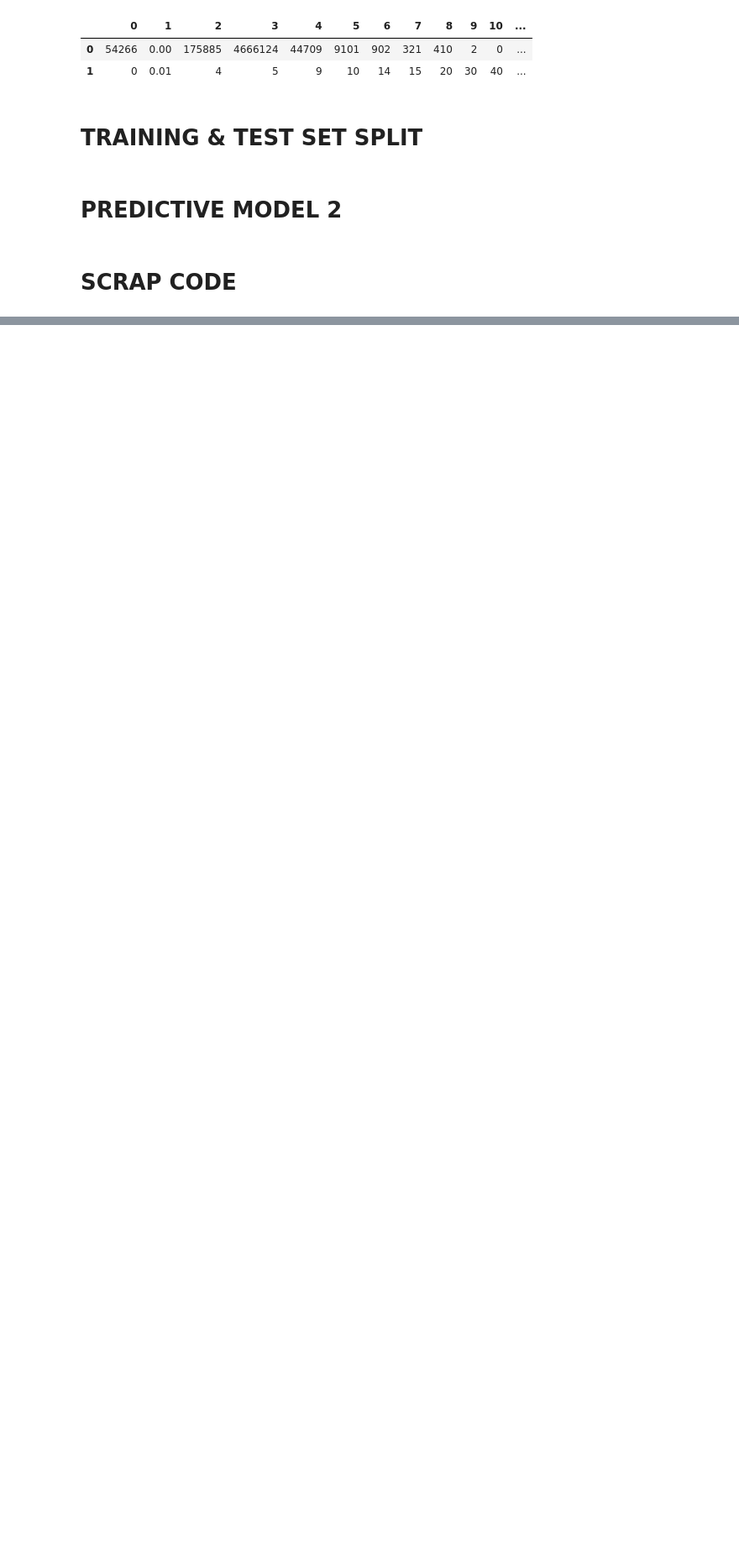
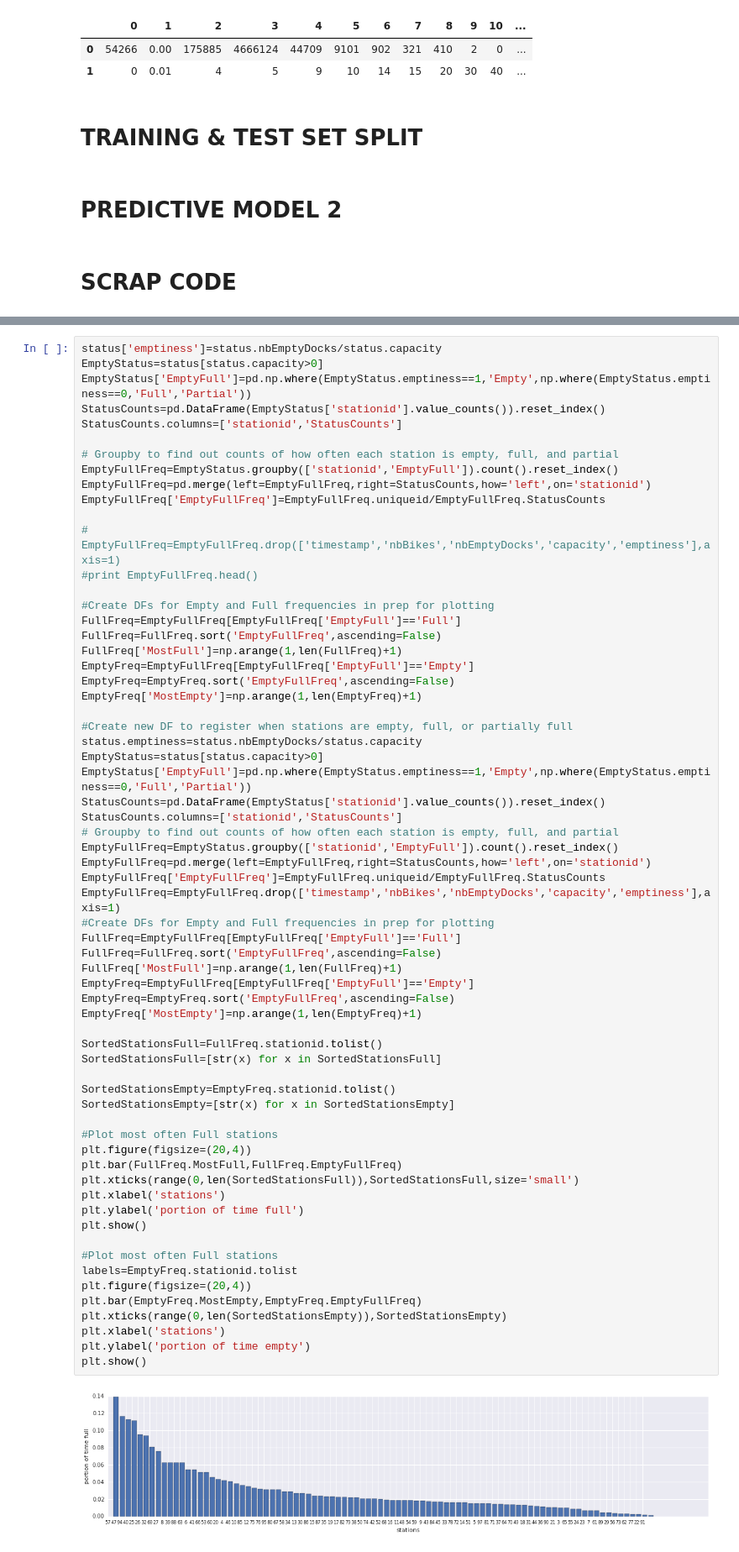
Before and after one commit to CS109Hubway/classp, a Jupyter notebook: Test_Hubway.ipynb, the cells around one changed output, grey strips where cells are left out. Shown at 84% size. Saved outputs shown, nothing was run; the diff lists cells and outputs as text; blank space fills up the shorter version.

```diff
--- a/Test_Hubway.ipynb
+++ b/Test_Hubway.ipynb
@@ -289,0 +254,66 @@ dailyweather = pd.read_csv(urldailyweather)
+# %%
+status['emptiness']=status.nbEmptyDocks/status.capacity
+EmptyStatus=status[status.capacity>0]
+EmptyStatus['EmptyFull']=pd.np.where(EmptyStatus.emptiness==1,'Empty',np.where(EmptyStatus.emptiness==0,'Full','Partial'))
+StatusCounts=pd.DataFrame(EmptyStatus['stationid'].value_counts()).reset_index()
+StatusCounts.columns=['stationid','StatusCounts']
+
+# Groupby to find out counts of how often each station is empty, full, and partial
+EmptyFullFreq=EmptyStatus.groupby(['stationid','EmptyFull']).count().reset_index()
+EmptyFullFreq=pd.merge(left=EmptyFullFreq,right=StatusCounts,how='left',on='stationid')
+EmptyFullFreq['EmptyFullFreq']=EmptyFullFreq.uniqueid/EmptyFullFreq.StatusCounts
+
+# EmptyFullFreq=EmptyFullFreq.drop(['timestamp','nbBikes','nbEmptyDocks','capacity','emptiness'],axis=1)
+#print EmptyFullFreq.head()
+
+#Create DFs for Empty and Full frequencies in prep for plotting
+FullFreq=EmptyFullFreq[EmptyFullFreq['EmptyFull']=='Full']
+FullFreq=FullFreq.sort('EmptyFullFreq',ascending=False)
+FullFreq['MostFull']=np.arange(1,len(FullFreq)+1)
+EmptyFreq=EmptyFullFreq[EmptyFullFreq['EmptyFull']=='Empty']
+EmptyFreq=EmptyFreq.sort('EmptyFullFreq',ascending=False)
+EmptyFreq['MostEmpty']=np.arange(1,len(EmptyFreq)+1)
+
+#Create new DF to register when stations are empty, full, or partially full
+status.emptiness=status.nbEmptyDocks/status.capacity
+EmptyStatus=status[status.capacity>0]
+EmptyStatus['EmptyFull']=pd.np.where(EmptyStatus.emptiness==1,'Empty',np.where(EmptyStatus.emptiness==0,'Full','Partial'))
+StatusCounts=pd.DataFrame(EmptyStatus['stationid'].value_counts()).reset_index()
+StatusCounts.columns=['stationid','StatusCounts']
+# Groupby to find out counts of how often each station is empty, full, and partial
+EmptyFullFreq=EmptyStatus.groupby(['stationid','EmptyFull']).count().reset_index()
+EmptyFullFreq=pd.merge(left=EmptyFullFreq,right=StatusCounts,how='left',on='stationid')
+EmptyFullFreq['EmptyFullFreq']=EmptyFullFreq.uniqueid/EmptyFullFreq.StatusCounts
+EmptyFullFreq=EmptyFullFreq.drop(['timestamp','nbBikes','nbEmptyDocks','capacity','emptiness'],axis=1)
+#Create DFs for Empty and Full frequencies in prep for plotting
+FullFreq=EmptyFullFreq[EmptyFullFreq['EmptyFull']=='Full']
+FullFreq=FullFreq.sort('EmptyFullFreq',ascending=False)
+FullFreq['MostFull']=np.arange(1,len(FullFreq)+1)
+EmptyFreq=EmptyFullFreq[EmptyFullFreq['EmptyFull']=='Empty']
+EmptyFreq=EmptyFreq.sort('EmptyFullFreq',ascending=False)
+EmptyFreq['MostEmpty']=np.arange(1,len(EmptyFreq)+1)
+
+SortedStationsFull=FullFreq.stationid.tolist()
+SortedStationsFull=[str(x) for x in SortedStationsFull]
+
+SortedStationsEmpty=EmptyFreq.stationid.tolist()
+SortedStationsEmpty=[str(x) for x in SortedStationsEmpty]
+
+#Plot most often Full stations
+plt.figure(figsize=(20,4))
+plt.bar(FullFreq.MostFull,FullFreq.EmptyFullFreq)
+plt.xticks(range(0,len(SortedStationsFull)),SortedStationsFull,size='small')
+plt.xlabel('stations')
+plt.ylabel('portion of time full')
+plt.show()
+
+#Plot most often Full stations
+labels=EmptyFreq.stationid.tolist
+plt.figure(figsize=(20,4))
+plt.bar(EmptyFreq.MostEmpty,EmptyFreq.EmptyFullFreq)
+plt.xticks(range(0,len(SortedStationsEmpty)),SortedStationsEmpty)
+plt.xlabel('stations')
+plt.ylabel('portion of time empty')
+plt.show()
+# %% [output]
+[figure, added]
```
Also changed, not shown: parts of 10 cells of this notebook.
